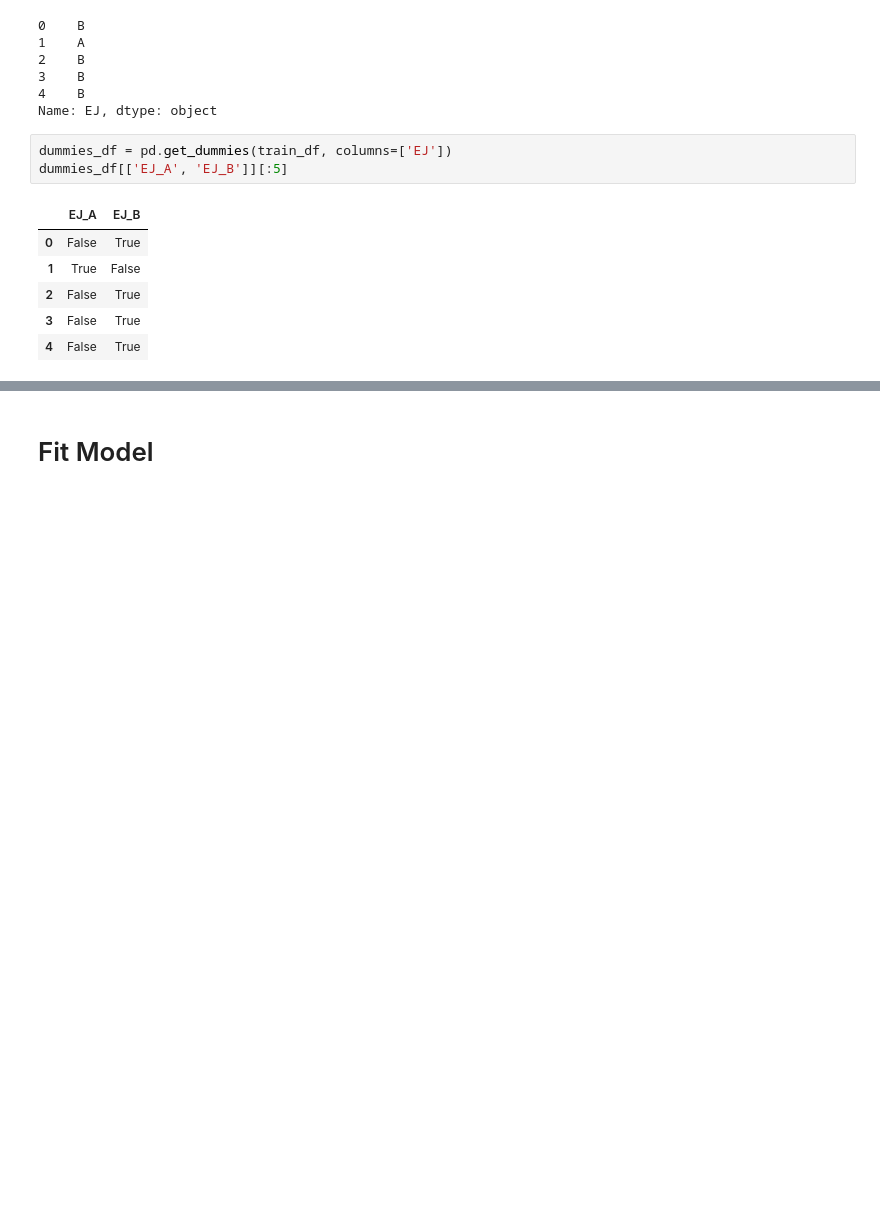
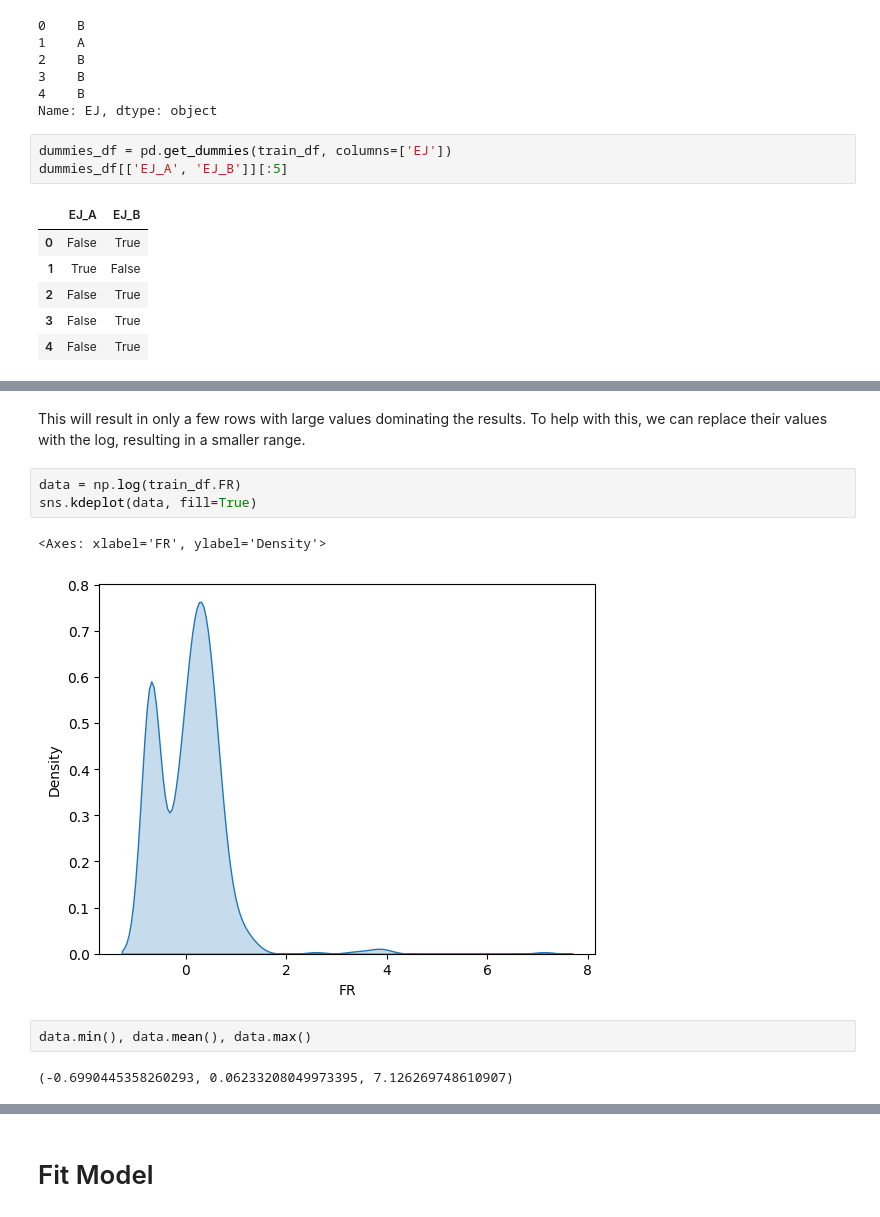
Before and after one commit to programmer-ke/icr-age-related-kaggle-competition, a Jupyter notebook: notebooks/linear_model_nn_from_scratch.ipynb, the cells around one changed output, grey strips where cells are left out. Cells and saved outputs as stored; diff of their text form; blank space fills up the shorter version.

```diff
--- a/notebooks/linear_model_nn_from_scratch.ipynb
+++ b/notebooks/linear_model_nn_from_scratch.ipynb
@@ -161,0 +199,12 @@ However, since there are only two possible values, we can retain the use of one
+# %% [markdown]
+This will result in only a few rows with large values dominating the results. To help with this, we can replace their values with the log, resulting in a smaller range.
+# %%
+data = np.log(train_df.FR)
+sns.kdeplot(data, fill=True)
+# %% [output]
+<Axes: xlabel='FR', ylabel='Density'>
+[figure, added]
+# %%
+data.min(), data.mean(), data.max()
+# %% [output]
+(-0.6990445358260293, 0.06233208049973395, 7.126269748610907)
```
Also changed, not shown: parts of 21 cells of this notebook.
